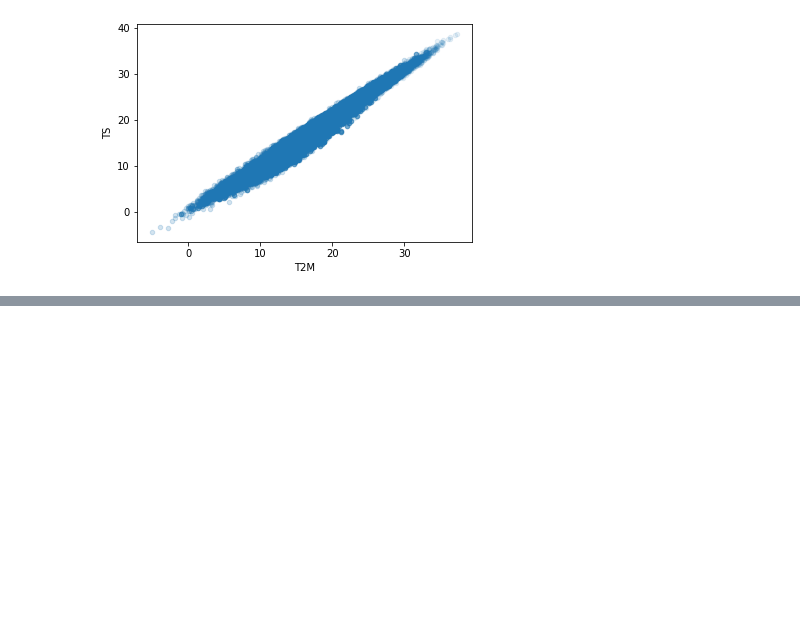
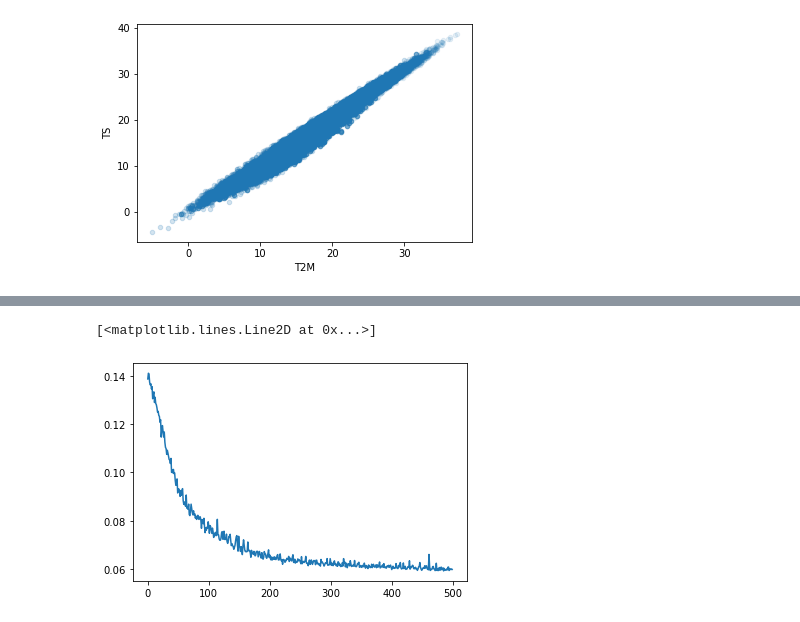
Before and after one commit to FaustoJuarez/Data-Science-Journey, a Jupyter notebook: River Flow Levels.ipynb, the cells around one changed output, grey strips where cells are left out. Cells and saved outputs as stored; diff of their text form; code cells hidden in the pictures; blank space fills up the shorter version.

```diff
--- a/River Flow Levels.ipynb
+++ b/River Flow Levels.ipynb
@@ -174,0 +235,3 @@ lin_rmse
+# %%
+train = y.iloc[:365]
+test = y.iloc[366:750]
@@ -174,0 +240,5 @@ lin_rmse
+# %%
+#define generator
+n_input = 12
+n_features = 1
+generator = TimeseriesGenerator(train, train, length=n_input, batch_size=1)
@@ -174,0 +249,6 @@ lin_rmse
+# %%
+#Define Model
+model = Sequential()
+model.add(LSTM(100,activation='relu',input_shape=(n_input, n_features)))
+model.add(Dense(1))
+model.compile(optimizer='adam', loss='mse')
@@ -174,0 +271,3 @@ lin_rmse
+# %%
+#Fit the model
+model.fit(generator,epochs=500)
@@ -174,0 +293,6 @@ lin_rmse
+# %%
+loss_per_epoch = model.history.history['loss']
+plt.plot(range(len(loss_per_epoch)),loss_per_epoch)
+# %% [output]
+[<matplotlib.lines.Line2D at 0x...>]
+[figure, added]
```
Also changed, not shown: parts of 32 cells of this notebook.
